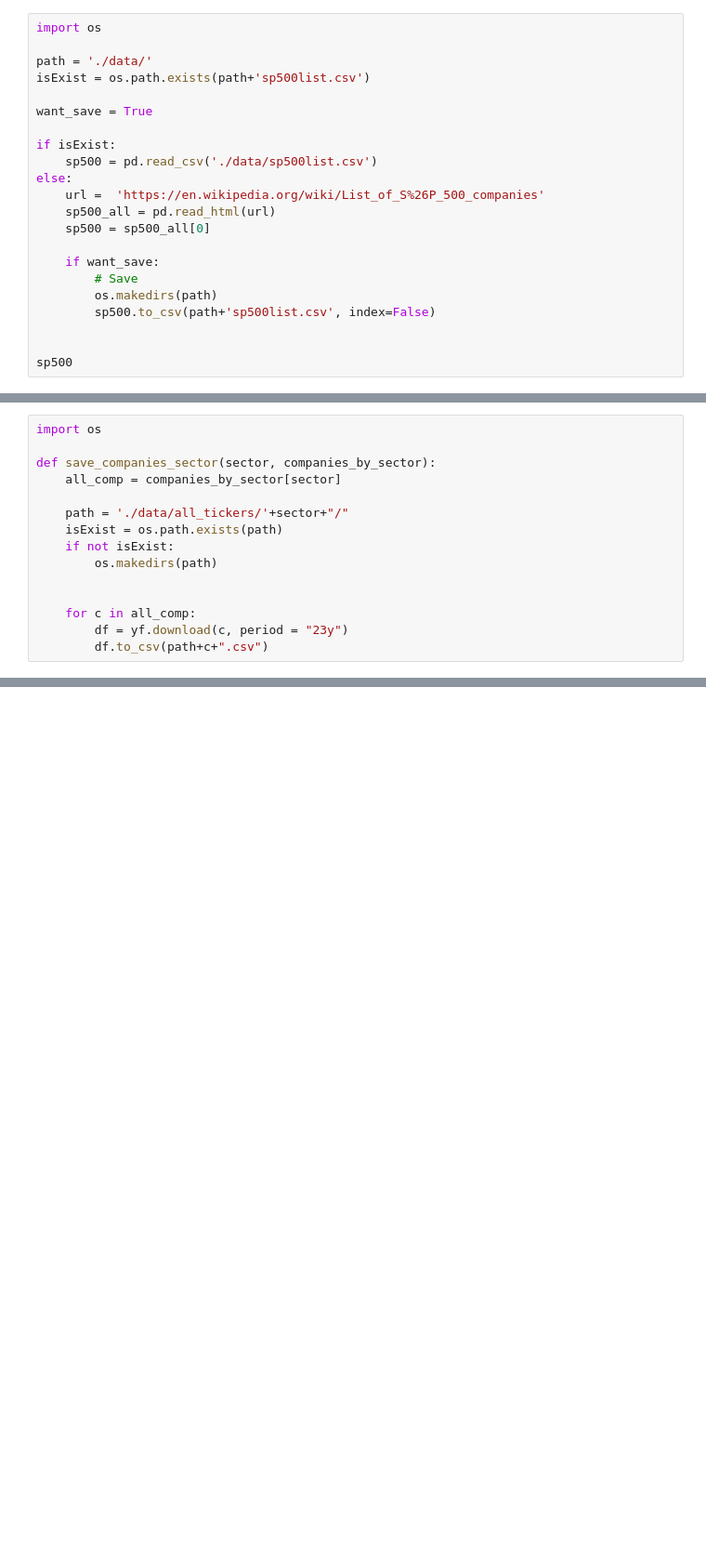
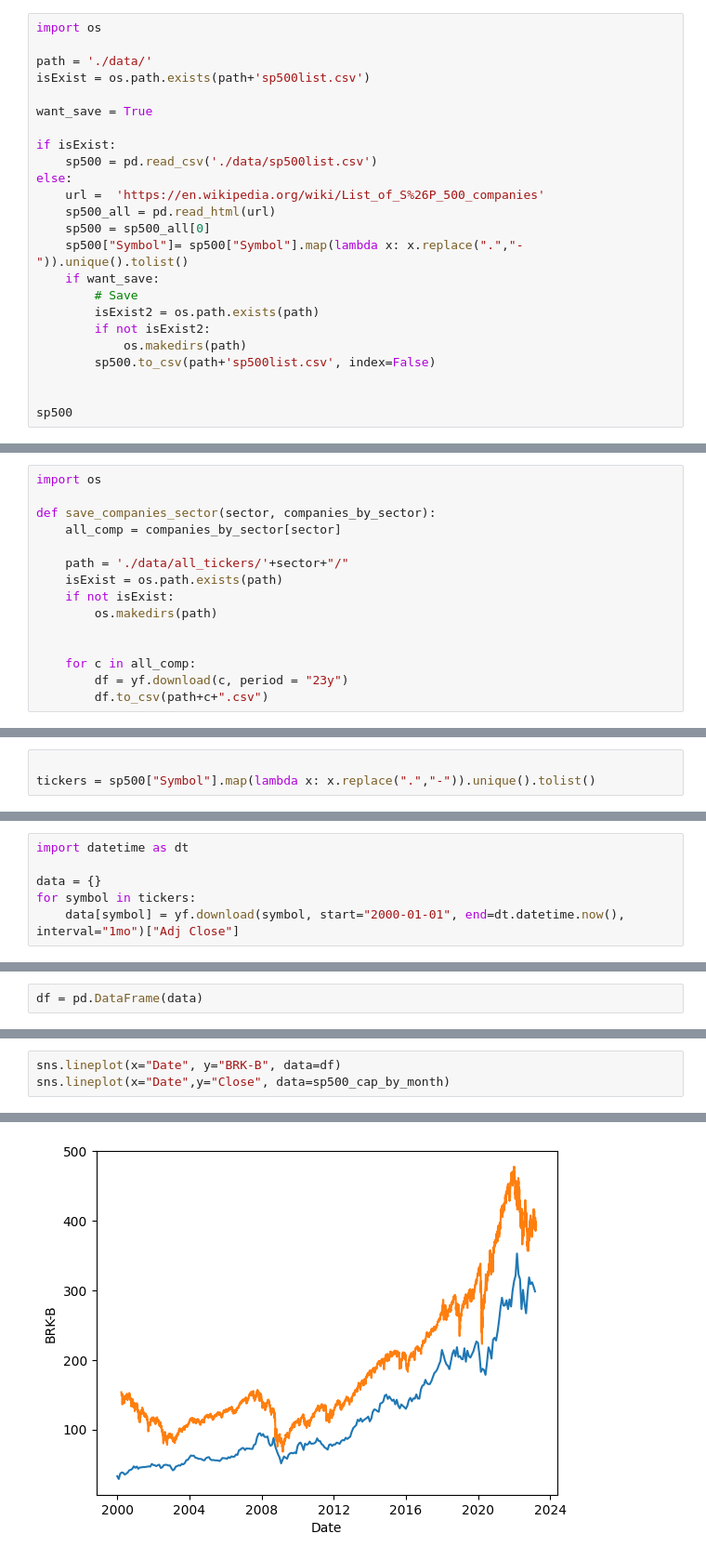
Before and after one commit to PhDNoe/PI_SP500, a Jupyter notebook: EDA/Initial_Eda.ipynb, the cells around one changed output, grey strips where cells are left out. Shown at 93% size. Saved outputs shown, nothing was run; the diff lists cells and outputs as text; blank space fills up the shorter version.

```diff
--- a/EDA/Initial_Eda.ipynb
+++ b/EDA/Initial_Eda.ipynb
@@ -46,10 +46,12 @@ else:
     url =  'https://en.wikipedia.org/wiki/List_of_S%26P_500_companies'
     sp500_all = pd.read_html(url)
     sp500 = sp500_all[0]
-
+    sp500["Symbol"]= sp500["Symbol"].map(lambda x: x.replace(".","-")).unique().tolist()
     if want_save:
         # Save
-        os.makedirs(path)
+        isExist2 = os.path.exists(path)
+        if not isExist2:
+            os.makedirs(path)
         sp500.to_csv(path+'sp500list.csv', index=False)
 
 
@@ -341,0 +455,3 @@ posibilities = ['Health Care Equipment','Pharmaceuticals','IT Consulting & Other
+# %%
+
+tickers = sp500["Symbol"].map(lambda x: x.replace(".","-")).unique().tolist()
@@ -341,0 +463,6 @@ posibilities = ['Health Care Equipment','Pharmaceuticals','IT Consulting & Other
+# %%
+import datetime as dt
+
+data = {}
+for symbol in tickers:
+    data[symbol] = yf.download(symbol, start="2000-01-01", end=dt.datetime.now(), interval="1mo")["Adj Close"]
@@ -341,0 +494,2 @@ posibilities = ['Health Care Equipment','Pharmaceuticals','IT Consulting & Other
+# %%
+df = pd.DataFrame(data)
@@ -341,0 +643,4 @@ posibilities = ['Health Care Equipment','Pharmaceuticals','IT Consulting & Other
+# %%
+sns.lineplot(x="Date", y="BRK-B", data=df)
+sns.lineplot(x="Date",y="Close", data=sp500_cap_by_month)
+# %% [output]
@@ -341,0 +648 @@ posibilities = ['Health Care Equipment','Pharmaceuticals','IT Consulting & Other
+[figure, added]
```
Also changed, not shown: parts of 53 cells of this notebook, 19 other files.
